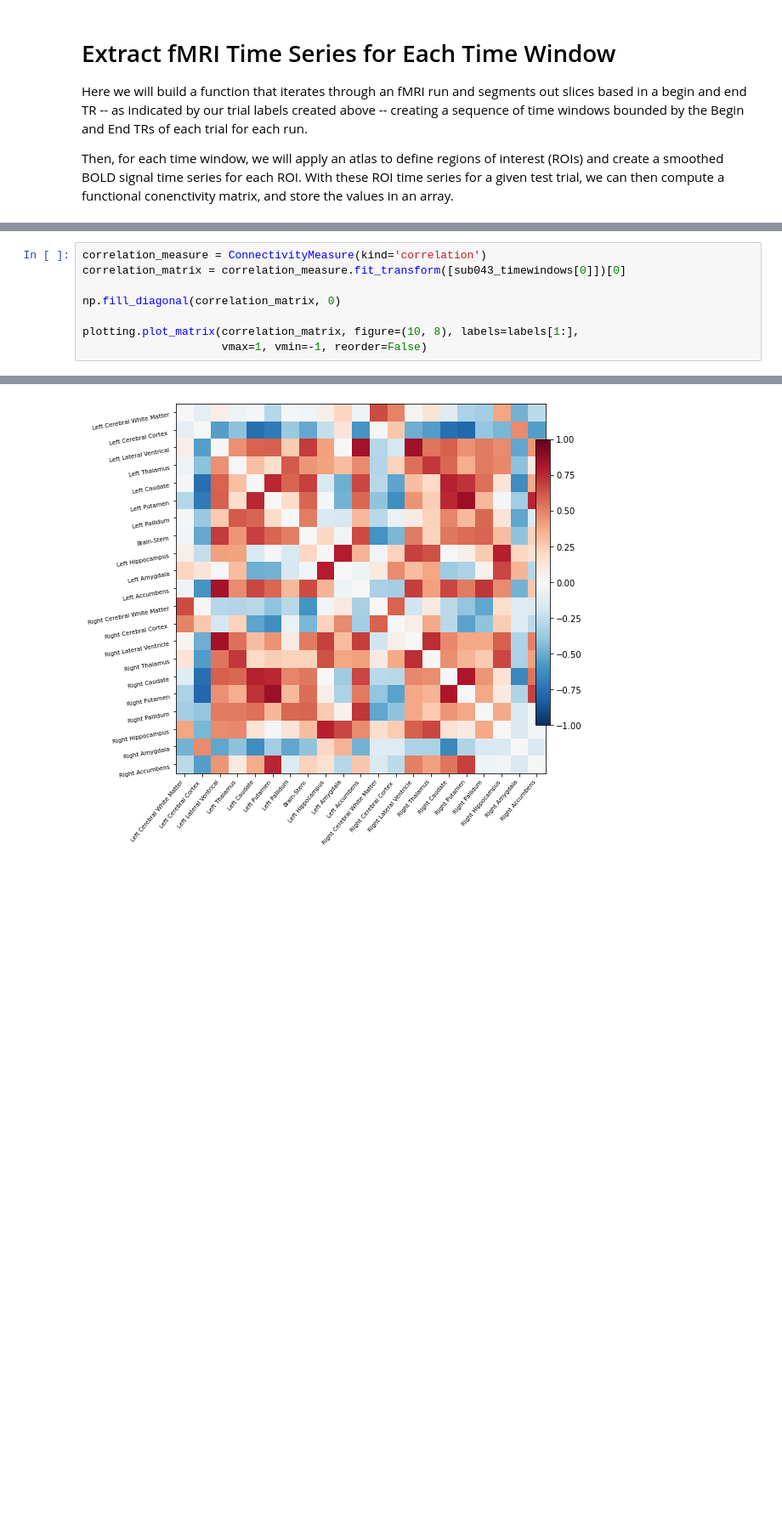
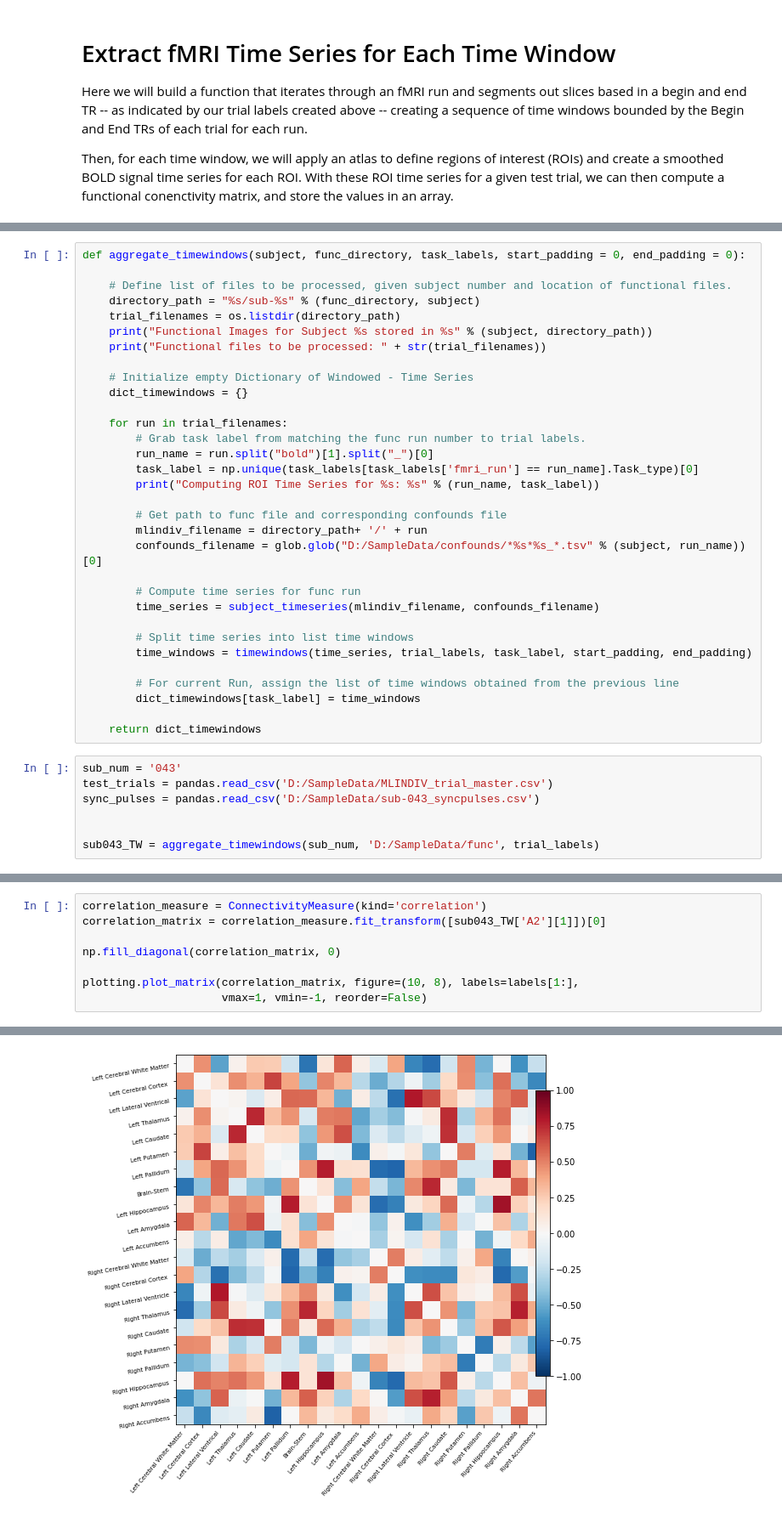
Before and after one commit to rwoodry/MLINDIV, a Jupyter notebook: machinelearning/MLINDIV_FC_TestTrials.ipynb, the cells around one changed output, grey strips where cells are left out. Shown at 85% size. Cells and saved outputs as stored; diff of their text form; blank space fills up the shorter version.

```diff
--- a/machinelearning/MLINDIV_FC_TestTrials.ipynb
+++ b/machinelearning/MLINDIV_FC_TestTrials.ipynb
@@ -248,0 +237,39 @@ sub043_timewindows = timewindows(sub_043_C2_timeseries, sub_033_trial_labels, su
+# %%
+def aggregate_timewindows(subject, func_directory, task_labels, start_padding = 0, end_padding = 0):
+
+    # Define list of files to be processed, given subject number and location of functional files.
+    directory_path = "%s/sub-%s" % (func_directory, subject)
+    trial_filenames = os.listdir(directory_path)
+    print("Functional Images for Subject %s stored in %s" % (subject, directory_path))
+    print("Functional files to be processed: " + str(trial_filenames))
+
+    # Initialize empty Dictionary of Windowed - Time Series
+    dict_timewindows = {}
+
+    for run in trial_filenames:
+        # Grab task label from matching the func run number to trial labels.
+        run_name = run.split("bold")[1].split("_")[0]
+        task_label = np.unique(task_labels[task_labels['fmri_run'] == run_name].Task_type)[0]
+        print("Computing ROI Time Series for %s: %s" % (run_name, task_label))
+
+        # Get path to func file and corresponding confounds file
+        mlindiv_filename = directory_path+ '/' + run
+        confounds_filename = glob.glob("D:/SampleData/confounds/*%s*%s_*.tsv" % (subject, run_name))[0]
+
+        # Compute time series for func run
+        time_series = subject_timeseries(mlindiv_filename, confounds_filename)
+
+        # Split time series into list time windows
+        time_windows = timewindows(time_series, trial_labels, task_label, start_padding, end_padding)
+
+        # For current Run, assign the list of time windows obtained from the previous line
+        dict_timewindows[task_label] = time_windows
+
+    return dict_timewindows
+# %%
+sub_num = '043'
+test_trials = pandas.read_csv('D:/SampleData/MLINDIV_trial_master.csv')
+sync_pulses = pandas.read_csv('D:/SampleData/sub-043_syncpulses.csv')
+
+
+sub043_TW = aggregate_timewindows(sub_num, 'D:/SampleData/func', trial_labels)
@@ -249,11 +298,11 @@ sub043_timewindows = timewindows(sub_043_C2_timeseries, sub_033_trial_labels, su
 # %%
 correlation_measure = ConnectivityMeasure(kind='correlation')
-correlation_matrix = correlation_measure.fit_transform([sub043_timewindows[0]])[0]
+correlation_matrix = correlation_measure.fit_transform([sub043_TW['A2'][1]])[0]
 
 np.fill_diagonal(correlation_matrix, 0)
 
 plotting.plot_matrix(correlation_matrix, figure=(10, 8), labels=labels[1:],
                      vmax=1, vmin=-1, reorder=False)
 # %% [output]
 <matplotlib.image.AxesImage at 0x...>
-[figure, old version]
+[figure, new version]
```
Also changed, not shown: parts of 17 cells of this notebook.
